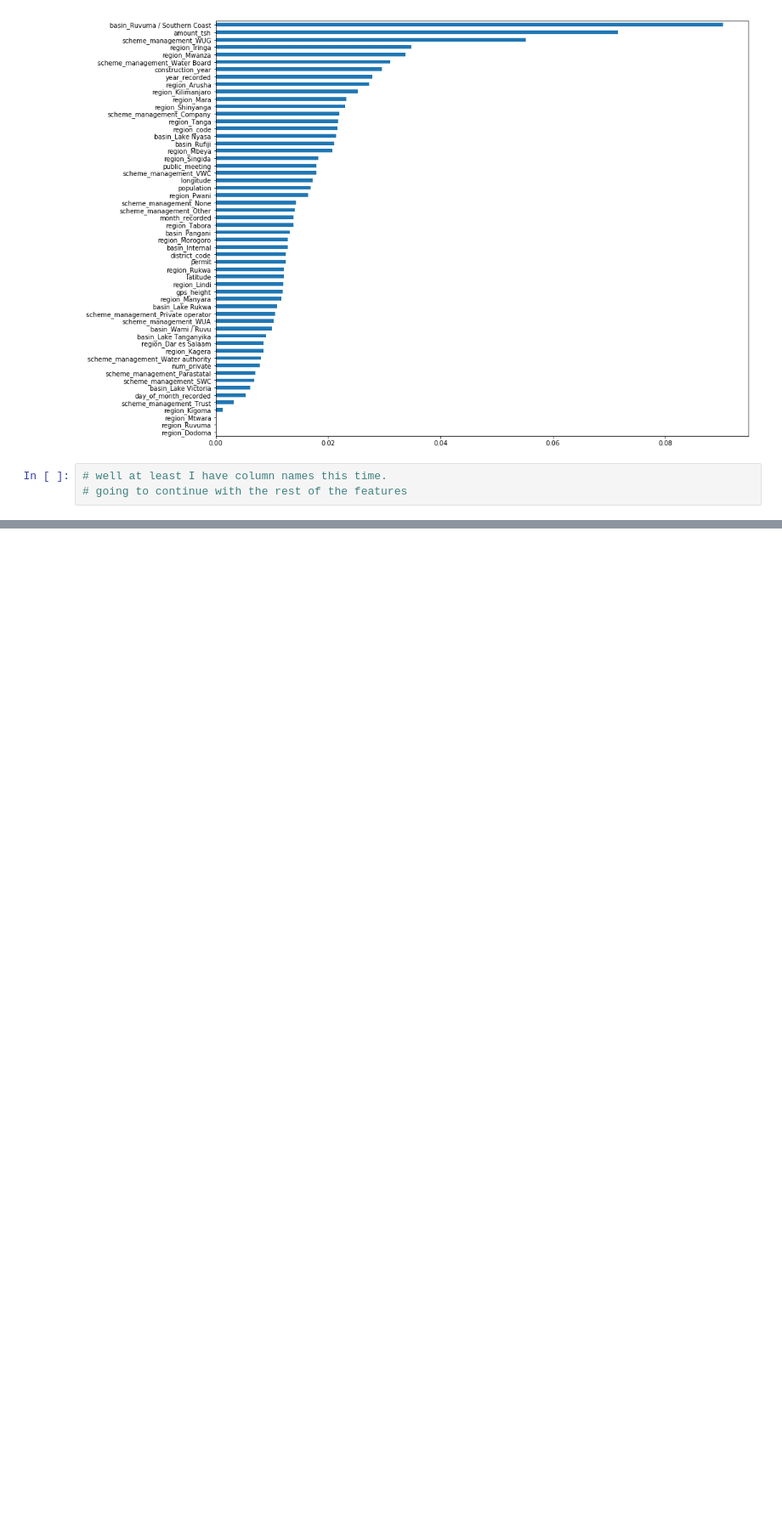
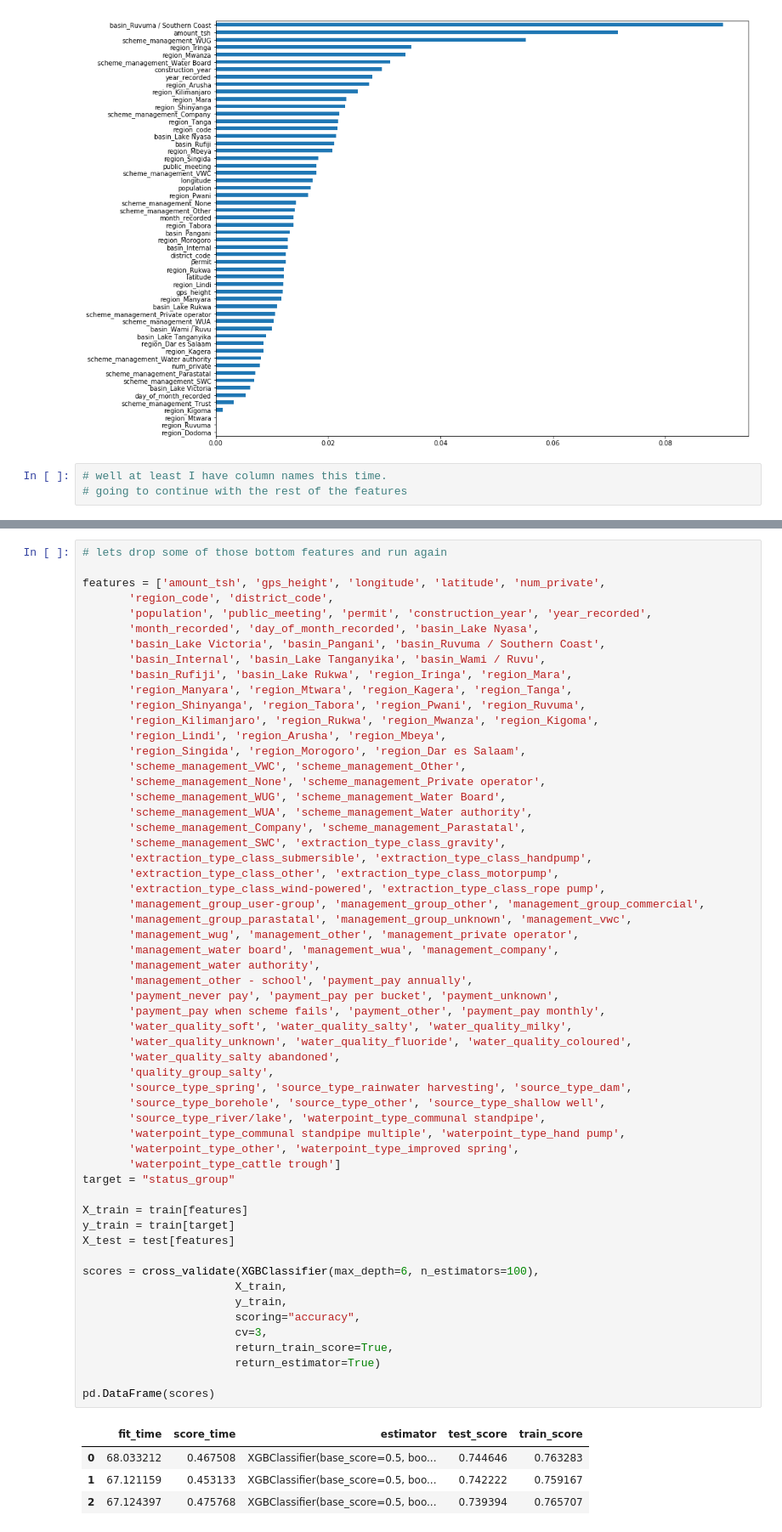
Before and after one commit to livjab/DS3-Kaggle-Comptetion, a Jupyter notebook: LJ_DS3_Kaggle_Competition.ipynb, the cells around one changed output, grey strips where cells are left out. Shown: that part at 85% size. Drawn from its saved outputs; the diff is of its cells as text; blank space fills up the shorter version.

```diff
--- a/LJ_DS3_Kaggle_Competition.ipynb
+++ b/LJ_DS3_Kaggle_Competition.ipynb
@@ -671,0 +1025,62 @@ top_n.plot.barh();
+# %%
+# lets drop some of those bottom features and run again
+
+features = ['amount_tsh', 'gps_height', 'longitude', 'latitude', 'num_private',
+       'region_code', 'district_code',
+       'population', 'public_meeting', 'permit', 'construction_year', 'year_recorded',
+       'month_recorded', 'day_of_month_recorded', 'basin_Lake Nyasa',
+       'basin_Lake Victoria', 'basin_Pangani', 'basin_Ruvuma / Southern Coast',
+       'basin_Internal', 'basin_Lake Tanganyika', 'basin_Wami / Ruvu',
+       'basin_Rufiji', 'basin_Lake Rukwa', 'region_Iringa', 'region_Mara',
+       'region_Manyara', 'region_Mtwara', 'region_Kagera', 'region_Tanga',
+       'region_Shinyanga', 'region_Tabora', 'region_Pwani', 'region_Ruvuma',
+       'region_Kilimanjaro', 'region_Rukwa', 'region_Mwanza', 'region_Kigoma',
+       'region_Lindi', 'region_Arusha', 'region_Mbeya',
+       'region_Singida', 'region_Morogoro', 'region_Dar es Salaam',
+       'scheme_management_VWC', 'scheme_management_Other',
+       'scheme_management_None', 'scheme_management_Private operator',
+       'scheme_management_WUG', 'scheme_management_Water Board',
+       'scheme_management_WUA', 'scheme_management_Water authority',
+       'scheme_management_Company', 'scheme_management_Parastatal',
+       'scheme_management_SWC', 'extraction_type_class_gravity',
+       'extraction_type_class_submersible', 'extraction_type_class_handpump',
+       'extraction_type_class_other', 'extraction_type_class_motorpump',
+       'extraction_type_class_wind-powered', 'extraction_type_class_rope pump',
+       'management_group_user-group', 'management_group_other', 'management_group_commercial',
+       'management_group_parastatal', 'management_group_unknown', 'management_vwc',
+       'management_wug', 'management_other', 'management_private operator',
+       'management_water board', 'management_wua', 'management_company',
+       'management_water authority',
+       'management_other - school', 'payment_pay annually',
+       'payment_never pay', 'payment_pay per bucket', 'payment_unknown',
+       'payment_pay when scheme fails', 'payment_other', 'payment_pay monthly',
+       'water_quality_soft', 'water_quality_salty', 'water_quality_milky',
+       'water_quality_unknown', 'water_quality_fluoride', 'water_quality_coloured',
+       'water_quality_salty abandoned',
+       'quality_group_salty',
+       'source_type_spring', 'source_type_rainwater harvesting', 'source_type_dam',
+       'source_type_borehole', 'source_type_other', 'source_type_shallow well',
+       'source_type_river/lake', 'waterpoint_type_communal standpipe',
+       'waterpoint_type_communal standpipe multiple', 'waterpoint_type_hand pump',
+       'waterpoint_type_other', 'waterpoint_type_improved spring',
+       'waterpoint_type_cattle trough']
+target = "status_group"
+
+X_train = train[features]
+y_train = train[target]
+X_test = test[features]
+
+scores = cross_validate(XGBClassifier(max_depth=6, n_estimators=100),
+                       X_train,
+                       y_train,
+                       scoring="accuracy",
+                       cv=3,
+                       return_train_score=True,
+                       return_estimator=True)
+
+pd.DataFrame(scores)
+# %% [output]
+|  | fit_time | score_time | estimator | test_score | train_score |
+| 0 | 68.033212 | 0.467508 | XGBClassifier(base_score=0.5, boo... | 0.744646 | 0.763283 |
+| 1 | 67.121159 | 0.453133 | XGBClassifier(base_score=0.5, boo... | 0.742222 | 0.759167 |
+| 2 | 67.124397 | 0.475768 | XGBClassifier(base_score=0.5, boo... | 0.739394 | 0.765707 |
```
Also changed, not shown: parts of 43 cells of this notebook.
